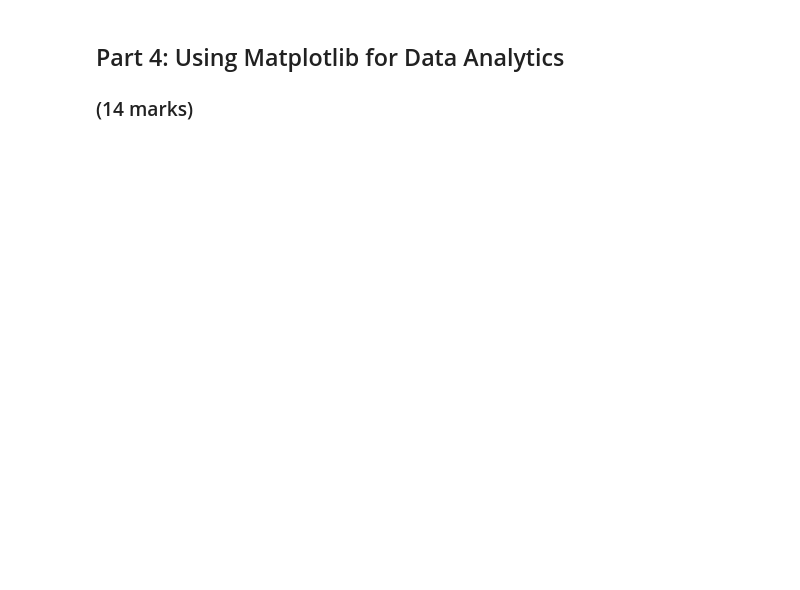
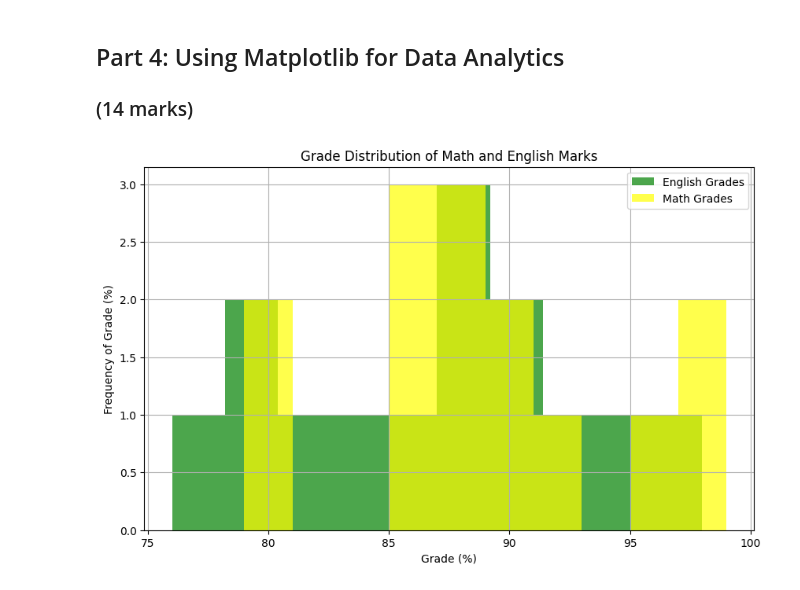
Before and after one commit to Deep-nav-auto-lab/engg680_2024_fall, a Jupyter notebook: Lab_Assignment1/StudentGradeManagementSystem.ipynb, the cells around one changed output. Saved outputs shown, nothing was run; the diff lists cells and outputs as text; code cells hidden in the pictures; blank space fills up the shorter version.

```diff
--- a/Lab_Assignment1/StudentGradeManagementSystem.ipynb
+++ b/Lab_Assignment1/StudentGradeManagementSystem.ipynb
@@ -72,7 +107,7 @@ df_studentGrades['GPA'] = df_studentGrades[['grade_English', 'grade_Math']].mean
 # .drop(columns=['<column_name1>','<column_name2>'] is a Pandas method that can be used to drop columns.
 # In the space below, drop the first name and last name associated with the math .csv file.
 # (2 mark)
-df_studentGrades =
+df_studentGrades =df_studentGrades.drop(columns=['firstName_Math','lastName_Math'])
 # %%
 # Let's display the data again. Use an appropriate method (hint: already used before)
 # (1 mark)
@@ -84,7 +135,8 @@ df_studentGrades =
 
 df_studentGrades = df_studentGrades.rename(columns={
     'firstName_English': 'firstName',
-    '<>': 'lastName',
-    '<>': 'englishGrade',
-    '<>': 'mathGrade'
+    'lastName_English': 'lastName',
+    'grade_English': 'englishGrade',
+    'grade_Math': 'mathGrade'
     })
+df_studentGrades .head()
@@ -101,12 +170,12 @@ df_studentGrades = df_studentGrades.rename(columns={
 # In the code below, replace '<>' by choosing between 'str' for string or 'float' for float
 # to properly typecast each column.
 # (3 marks)
-df_studentGrades['studentID'] = df_studentGrades['studentID'].astype(<>)
-df_studentGrades['firstName'] = df_studentGrades['firstName'].astype(<>)
-df_studentGrades['lastName'] = df_studentGrades['lastName'].astype(<>)
-df_studentGrades['englishGrade'] = df_studentGrades['englishGrade'].astype(<>)
-df_studentGrades['mathGrade'] = df_studentGrades['mathGrade'].astype(<>)
-df_studentGrades['GPA'] = df_studentGrades['GPA'].astype(<>)
+df_studentGrades['studentID'] = df_studentGrades['studentID'].astype(str)
+df_studentGrades['firstName'] = df_studentGrades['firstName'].astype(str)
+df_studentGrades['lastName'] = df_studentGrades['lastName'].astype(str)
+df_studentGrades['englishGrade'] = df_studentGrades['englishGrade'].astype(float)
+df_studentGrades['mathGrade'] = df_studentGrades['mathGrade'].astype(float)
+df_studentGrades['GPA'] = df_studentGrades['GPA'].astype(float)
 # %%
 # Now let's see our statistics!
 df_studentGrades.describe()
@@ -168,4 +311,7 @@ df_homeroom =
 # Also ensure that there are no redundant columns, and finally display the first few rows.
 # Hint: try joining on more than one column to avoid having to drop redundant columns, ie. on=['studentID', '<ColumnA>', '<ColumnB>'] ...
 # (5 marks)
-#
+df_studentGrades['studentID'] = df_studentGrades['studentID'].astype(int)
+
+df_studentInfo = pd.merge(df_studentGrades, df_homeroom, on=['studentID', 'firstName', 'lastName',])
+df_studentInfo.head(14)
@@ -209,27 +421,33 @@ print(df_studentsGPASorted_homeroom)
 # %%
 # Let's use matplotlib to display a histogram of the grades distribution
 # Histograms are useful for seeing the distribution of the students grades
 
 plt.figure(figsize=(10, 6))
-plt.hist(df_studentGrades['englishGrade'], bins=10, alpha=0.7, label='English Grades', color='blue')
+plt.hist(df_studentGrades['englishGrade'], bins=10, alpha=0.7, label='English Grades', color='green')
 
 # Step 1: Use the line above as reference to create a histogram for the math grades
 # (1 mark)
-#
+plt.hist(df_studentGrades['mathGrade'], bins=10, alpha=0.7, label='Math Grades', color='yellow')
 
 # Step 2: Ensure that your plot is descriptive, so use labels (x and y axis), a title, and a legend.
 # Hint: Use the matplotlib .legend(loc='<location>') to add and place the legend.
 # You can use 'upper left', 'upper right', 'lower left', and 'lower right' to specify the location.
 # (4 marks)
 #
 plt.grid(True)
+plt.xlabel('Grade (%)')
+plt.ylabel('Frequency of Grade (%)')
+plt.title('Grade Distribution of Math and English Marks')
+plt.legend(loc='upper right')
 
 # Step 3: Use the .savefig('<image_title>'.png) to output an image file of the histogram.
 # Please be sure to use a descriptive title!
 # (1 mark)
 #
-
+plt.savefig('GradeDistributionofMathandEnglishMarks.png')
 plt.show()
+# %% [output]
+[figure, added]
 # %%
 # Let's also use matplotlib to display a scatter plot of English vs. Math grades
 # Scatter plots are useful for seeing the relationship between two variables
```
Also changed, not shown: parts of 28 cells of this notebook.
